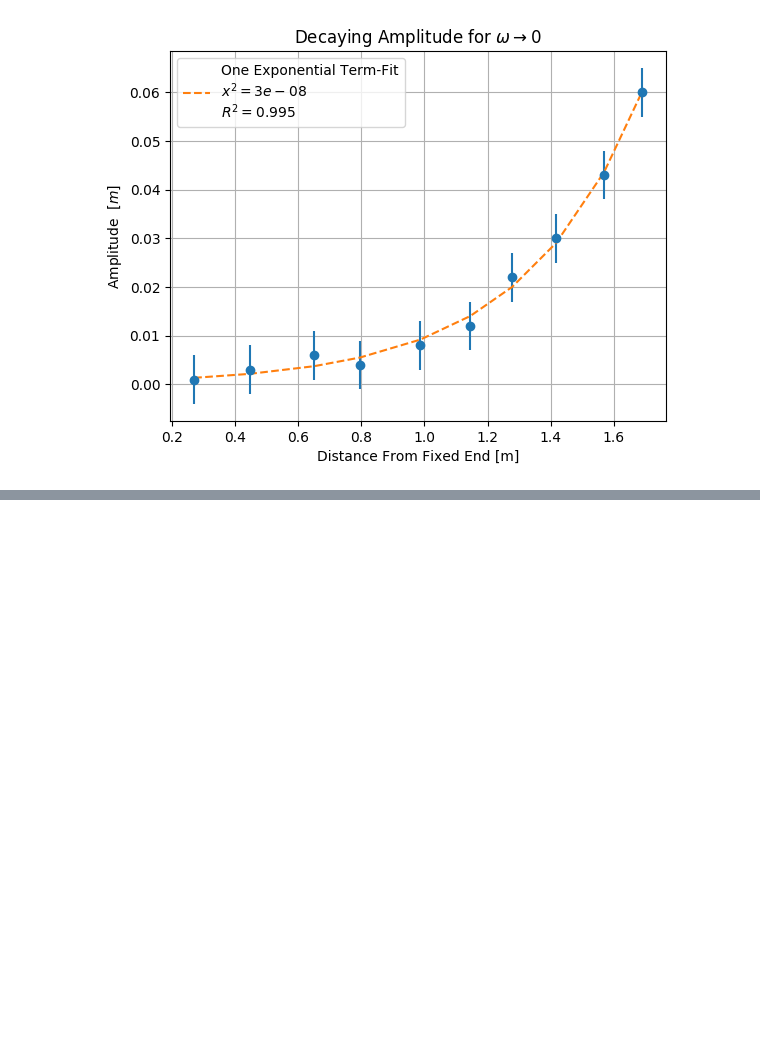
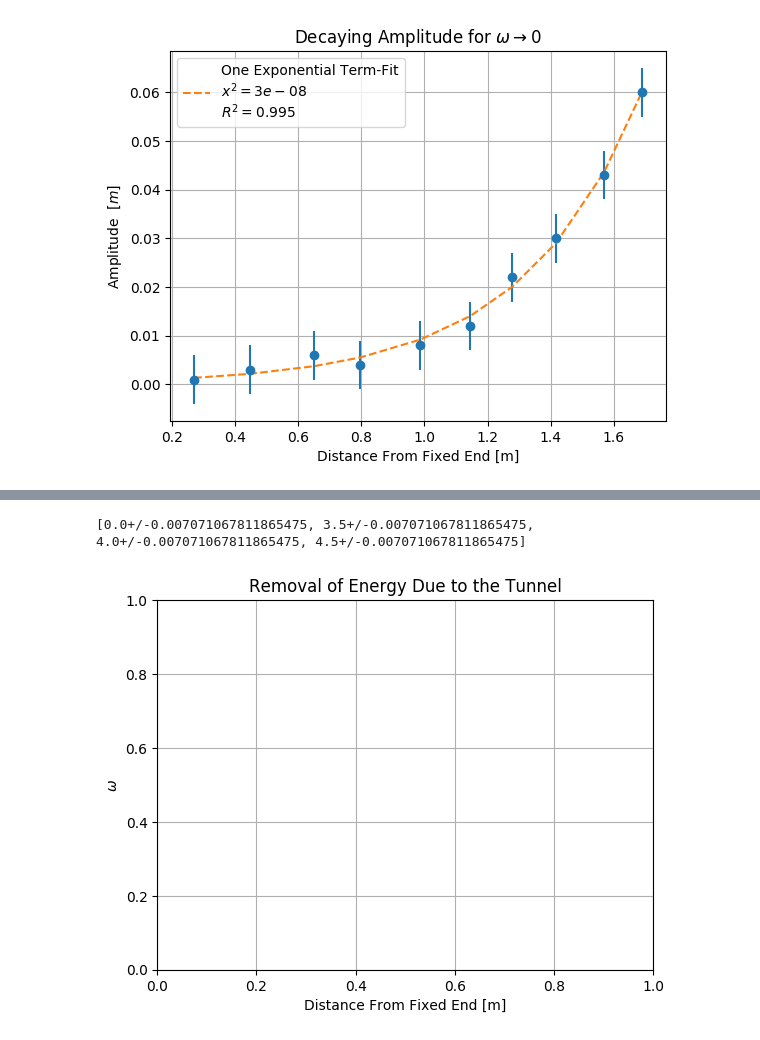
Before and after one commit to DivyR/PHY294_Labs, a Jupyter notebook: lab01/src/processing.ipynb, the cells around one changed output, grey strips where cells are left out. Cells and saved outputs as stored; diff of their text form; code cells hidden in the pictures; blank space fills up the shorter version.

```diff
--- a/lab01/src/processing.ipynb
+++ b/lab01/src/processing.ipynb
@@ -386,0 +453,35 @@ W0s = umath.pow(G/Hs, 1/2)
+# %%
+# Q7: Removal of Energy During Tunneling
+
+# data
+Hs = ufloat((70.5-48)/100, UNCERTAINTY_RULER)
+W0s = umath.pow(G/Hs, 1/2)
+amplitudes = [16.5 - 12, 33.5 - 29.5, 41.5 - 38, 0]
+amplitudes = amplitudes[::-1]
+avgPos = [(16.5+12)/200, (33.5 + 29.5)/200, (41.5+38)/200, (85+85)/200]
+avgPos = [abs(e-LENGTH_SLINKY.nominal_value) for e in avgPos[::-1]]
+
+# uncerts
+amplitudes = convert_to_ufloat(amplitudes, umath.sqrt(2*umath.pow(UNCERTAINTY_RULER, 2)))
+avgPos = convert_to_ufloat(avgPos, umath.sqrt(2*umath.pow(UNCERTAINTY_RULER, 2))/2)
+
+# seperate
+amplitudes_nominal, amplitudes_uncert = seperate_ufloat(amplitudes)
+avgPos_nominal, avgPos_uncert = seperate_ufloat(avgPos)
+
+# generate Energy: propto A^2
+energies = amplitudes
+
+# plot E proportional to amplitude squared
+fig = plt.figure()
+ax = fig.add_subplot(111)
+ax.set_title("Removal of Energy Due to the Tunnel")
+ax.set_ylabel("$\omega$")
+ax.set_xlabel("Distance From Fixed End [m]")
+# ax.errorbar(avgPositions_nominal, amplitudes_nominal, xerr=avgPositions_uncert, yerr=amplitudes_uncert,fmt="o")
+ax.grid(True)
+
+print(amplitudes)
+# %% [output]
+[0.0+/-0.007071067811865475, 3.5+/-0.007071067811865475, 4.0+/-0.007071067811865475, 4.5+/-0.007071067811865475]
+[figure, added]
```
Also changed, not shown: parts of 6 cells of this notebook, 2 other files.
